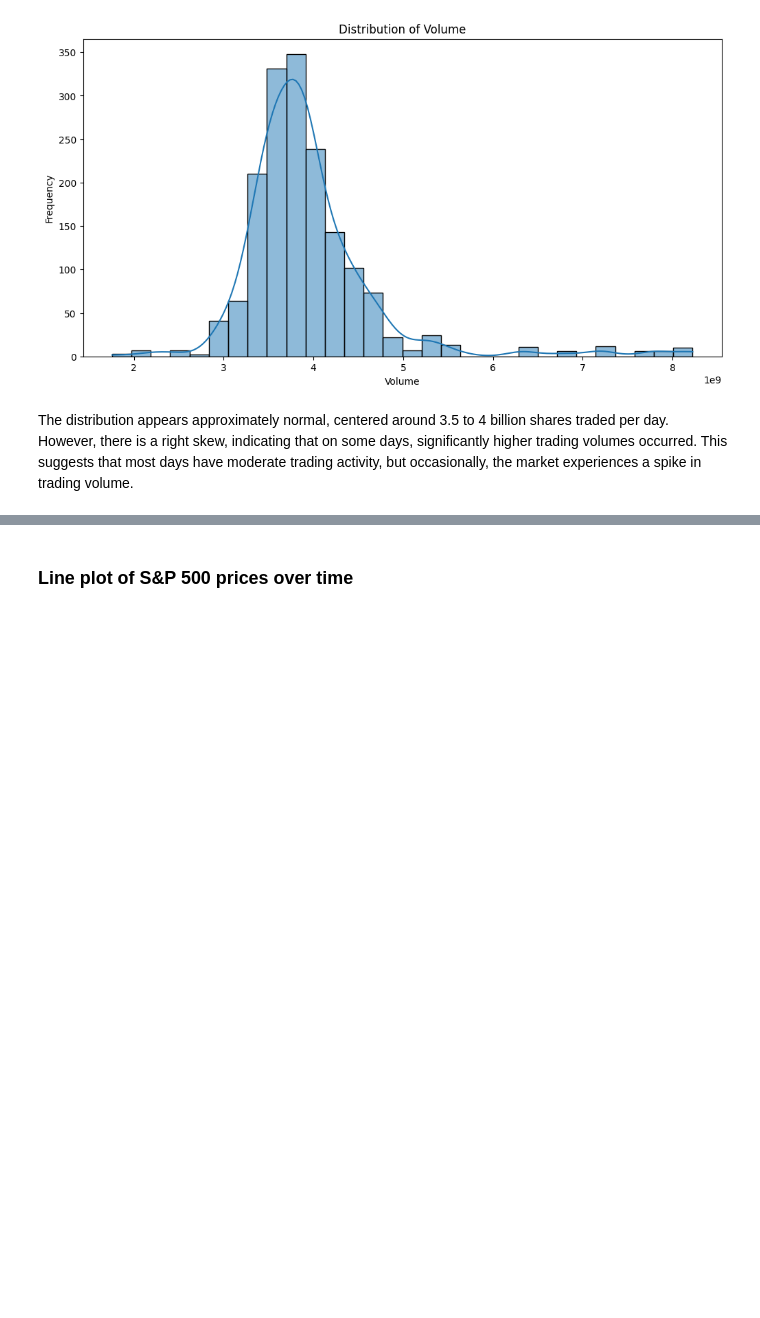
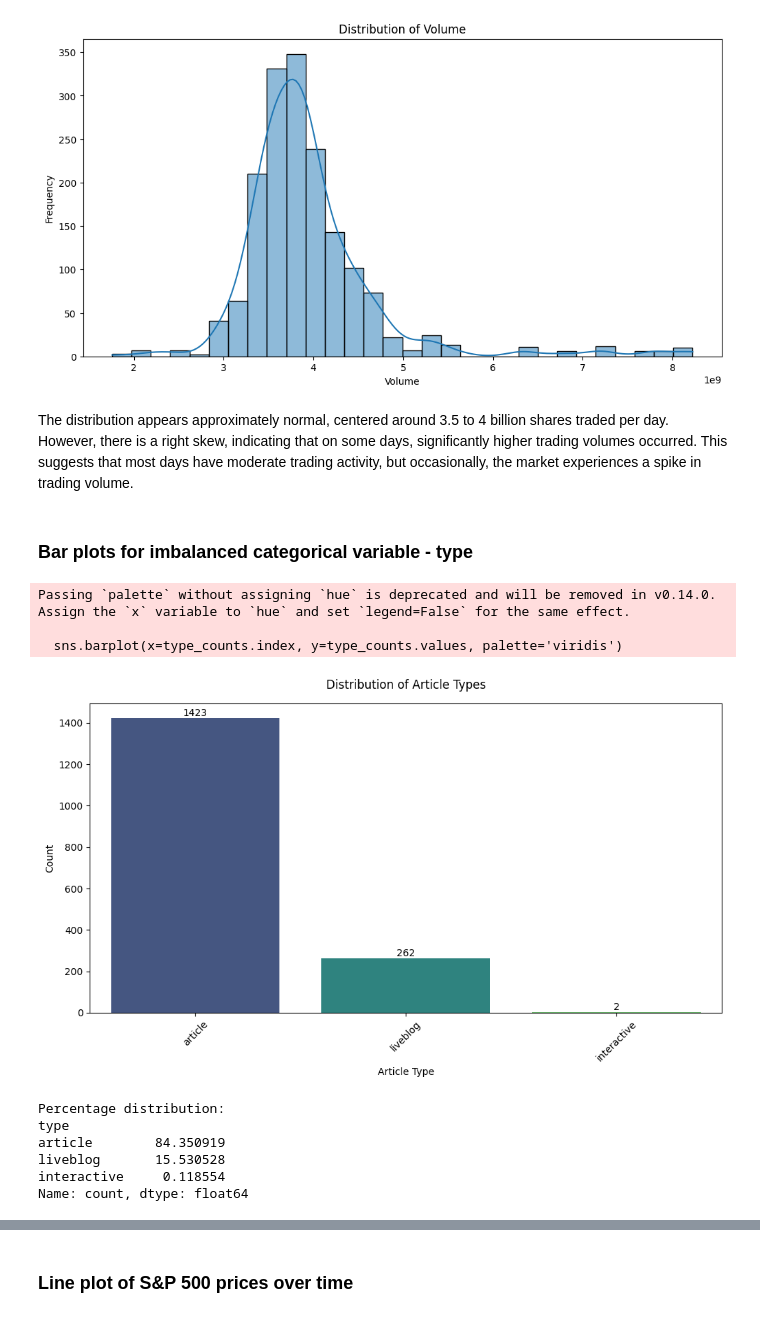
Before and after one commit to johnfeng2023/GR5243, a Jupyter notebook: EDA.ipynb, the cells around one changed output, grey strips where cells are left out. Drawn from its saved outputs; the diff is of its cells as text; code cells hidden in the pictures; blank space fills up the shorter version.

```diff
--- a/EDA.ipynb
+++ b/EDA.ipynb
@@ -144,3 +144,39 @@ Text(0, 0.5, 'Frequency')
 [figure]
 # %% [markdown]
 The distribution appears approximately normal, centered around 3.5 to 4 billion shares traded per day. However, there is a right skew, indicating that on some days, significantly higher trading volumes occurred. This suggests that most days have moderate trading activity, but occasionally, the market experiences a spike in trading volume.
+# %% [markdown]
+###  Bar plots for imbalanced categorical variable - type
+# %%
+# Count the frequency of each article type
+type_counts = merged_df['type'].value_counts()
+
+# Create a bar plot using seaborn
+plt.figure(figsize=(10, 6))
+sns.barplot(x=type_counts.index, y=type_counts.values, palette='viridis')
+
+plt.title('Distribution of Article Types', pad=15)
+plt.xlabel('Article Type')
+plt.ylabel('Count')
+plt.xticks(rotation=45)
+
+# Add value labels on top of each bar
+for i, v in enumerate(type_counts):
+    plt.text(i, v, str(v), ha='center', va='bottom')
+
+plt.tight_layout()
+plt.show()
+
+# Display percentage distribution
+print("\nPercentage distribution:")
+print(type_counts / len(merged_df) * 100)
+# %% [output]
+Passing `palette` without assigning `hue` is deprecated and will be removed in v0.14.0. Assign the `x` variable to `hue` and set `legend=False` for the same effect.
+
+  sns.barplot(x=type_counts.index, y=type_counts.values, palette='viridis')
+[figure, added]
+Percentage distribution:
+type
+article        84.350919
+liveblog       15.530528
+interactive     0.118554
+Name: count, dtype: float64
```
Also changed, not shown: parts of 6 cells of this notebook.
